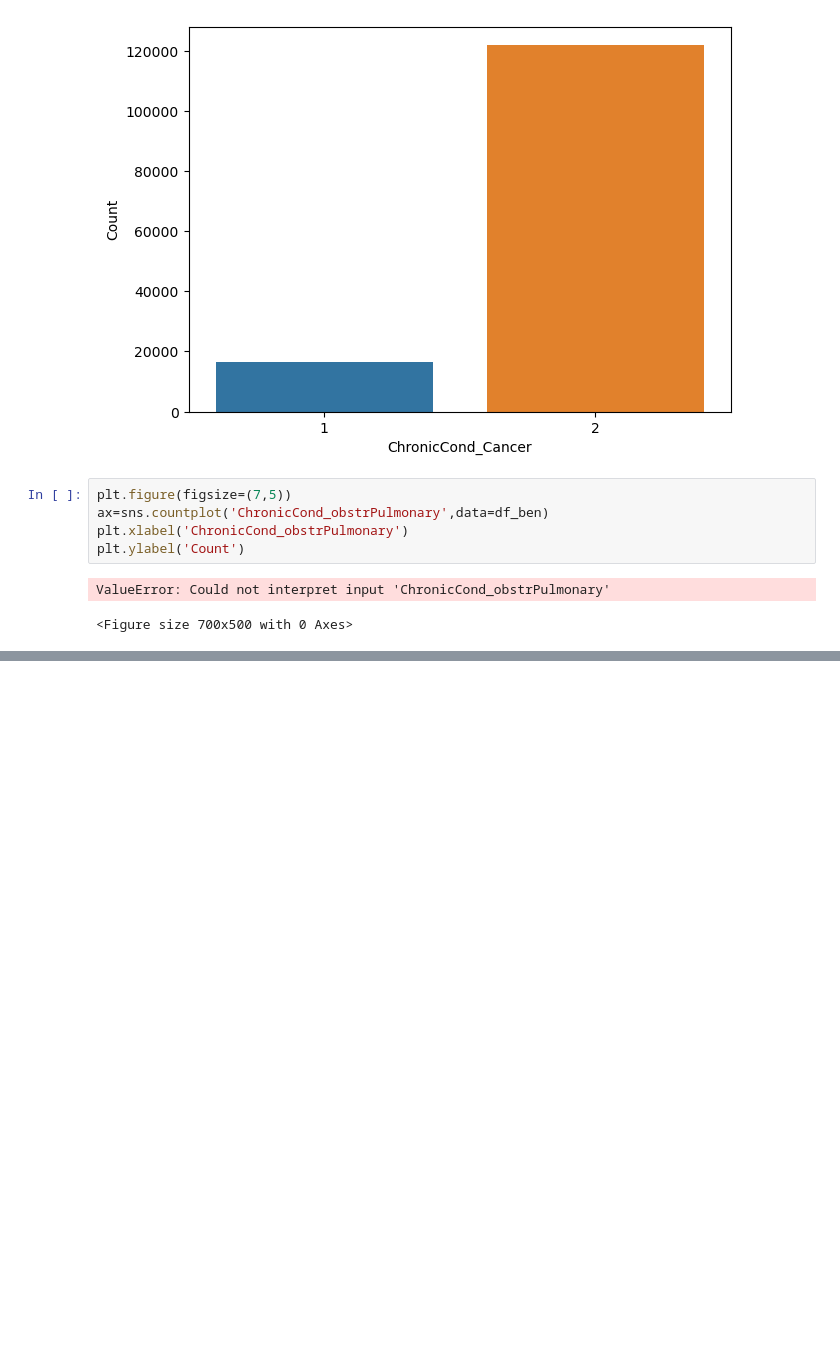
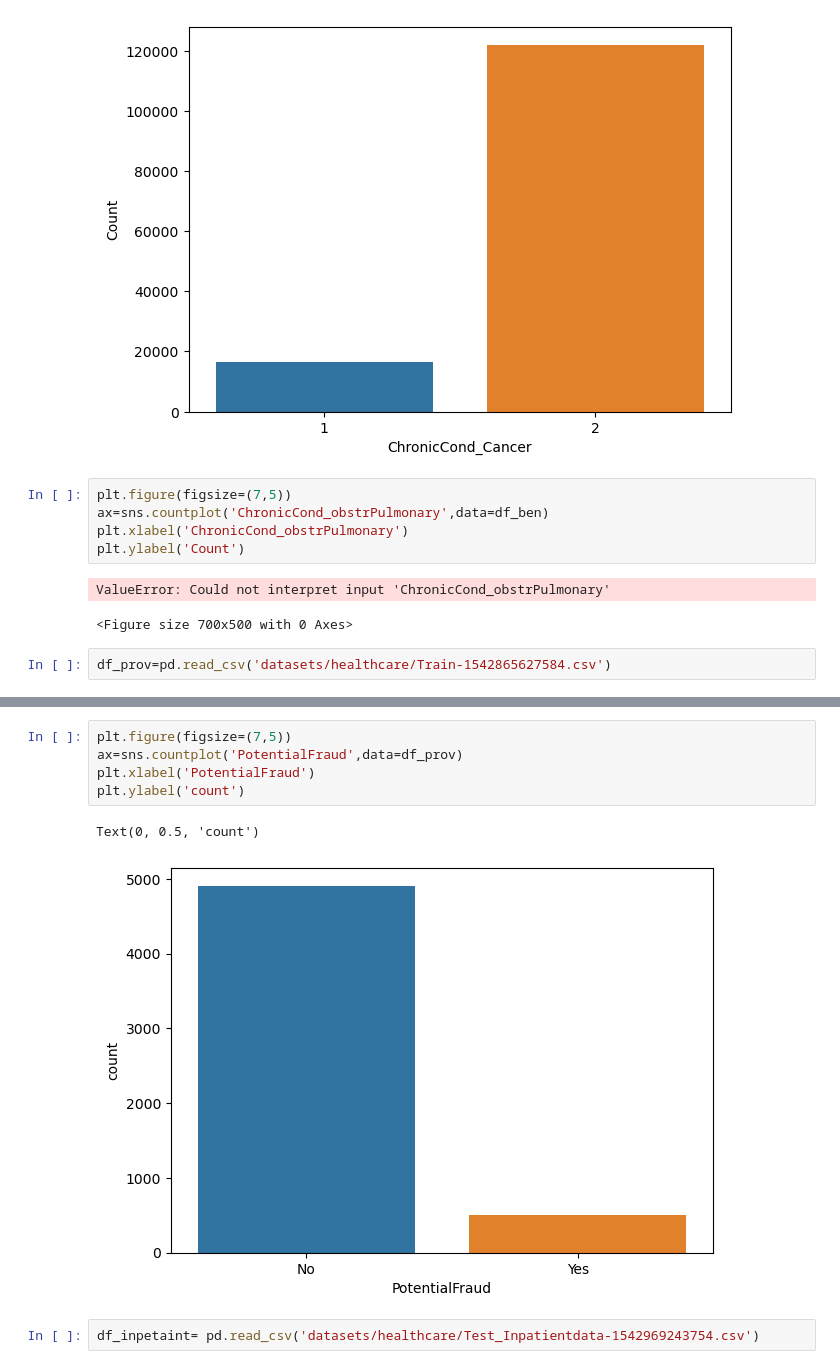
Before and after one commit to kirancool/Insurance_HealthCare_Fraud_Analysis, a Jupyter notebook: HEALTHCARE PROVIDER FRAUD DETECTION ANALYSIS.ipynb, the cells around one changed output, grey strips where cells are left out. Cells and saved outputs as stored; diff of their text form; blank space fills up the shorter version.

```diff
--- a/HEALTHCARE PROVIDER FRAUD DETECTION ANALYSIS.ipynb
+++ b/HEALTHCARE PROVIDER FRAUD DETECTION ANALYSIS.ipynb
@@ -261,3 +261,5 @@ plt.ylabel('Count')
 # %% [output]
 ValueError: Could not interpret input 'ChronicCond_obstrPulmonary'
 <Figure size 700x500 with 0 Axes>
+# %%
+df_prov=pd.read_csv('datasets/healthcare/Train-1542865627584.csv')
@@ -263,0 +275,10 @@ ValueError: Could not interpret input 'ChronicCond_obstrPulmonary'
+# %%
+plt.figure(figsize=(7,5))
+ax=sns.countplot('PotentialFraud',data=df_prov)
+plt.xlabel('PotentialFraud')
+plt.ylabel('count')
+# %% [output]
+Text(0, 0.5, 'count')
+[figure, added]
+# %%
+df_inpetaint= pd.read_csv('datasets/healthcare/Test_Inpatientdata-1542969243754.csv')
```
Also changed, not shown: parts of 2 cells of this notebook.
